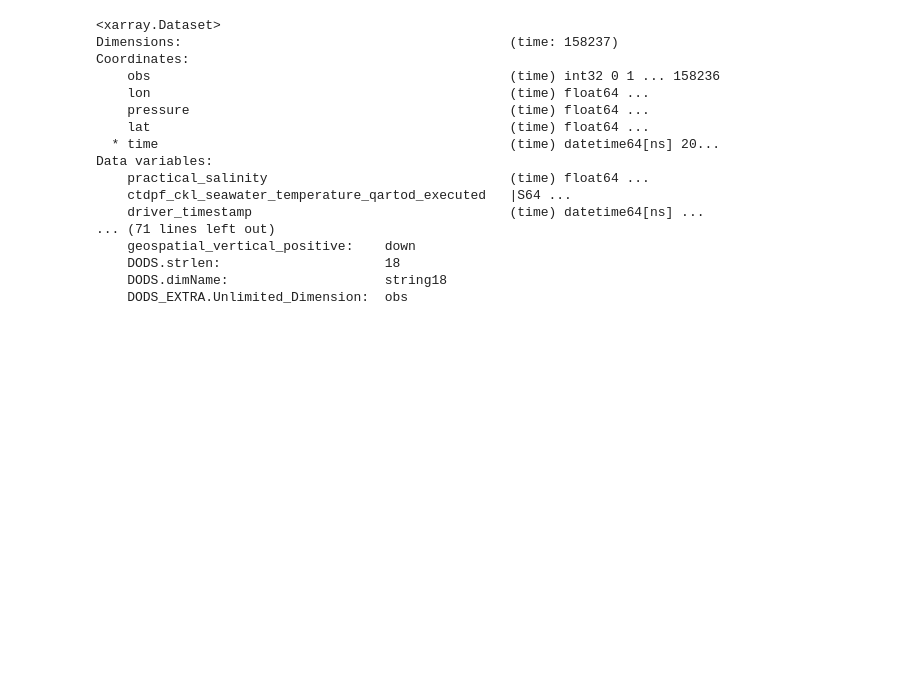
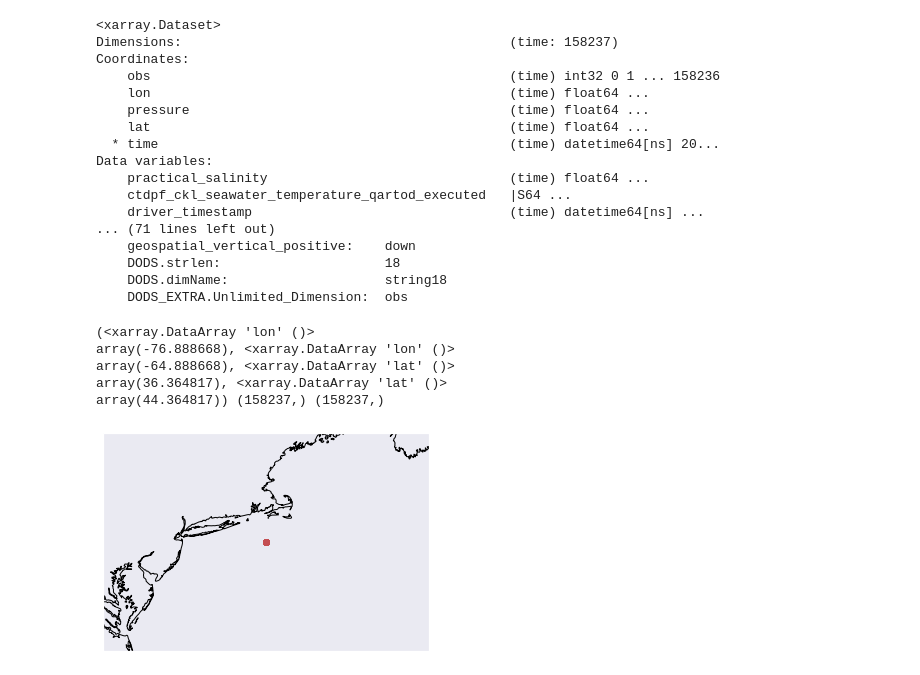
Before and after one commit to sryan288/ohw20-proj-ooi-profiles-section, a Jupyter notebook: OOI_profiles_Stace.ipynb, the cells around one changed output. Drawn from its saved outputs; the diff is of its cells as text; code cells hidden in the pictures; blank space fills up the shorter version.

```diff
--- a/OOI_profiles_Stace.ipynb
+++ b/OOI_profiles_Stace.ipynb
@@ -58,3 +89,27 @@ Data variables:
     DODS.strlen:                     18
     DODS.dimName:                    string18
     DODS_EXTRA.Unlimited_Dimension:  obs
+# %%
+lons, lats = ds.coords['lon'], ds.coords['lat']
+dx = 6
+dy = 4
+bbox = lons.min()-dx, lons.max()+dx, lats.min()-dy, lats.max()+dy
+print(bbox, lons.shape, lats.shape)
+# %% [output]
+(<xarray.DataArray 'lon' ()>
+array(-76.888668), <xarray.DataArray 'lon' ()>
+array(-64.888668), <xarray.DataArray 'lat' ()>
+array(36.364817), <xarray.DataArray 'lat' ()>
+array(44.364817)) (158237,) (158237,)
+# %%
+import cartopy.crs as ccrs
+
+
+# https://ocefpaf.github.io/python4oceanographers/blog/2013/07/29/python-ctd/
+projection = ccrs.PlateCarree()
+fig, ax = plt.subplots(subplot_kw={"projection": projection})
+ax.set_extent(bbox)
+ax.coastlines()
+ax.plot(lons, lats, "ro");
+# %% [output]
+[figure, added]
```
Also changed, not shown: parts of 5 cells of this notebook.
